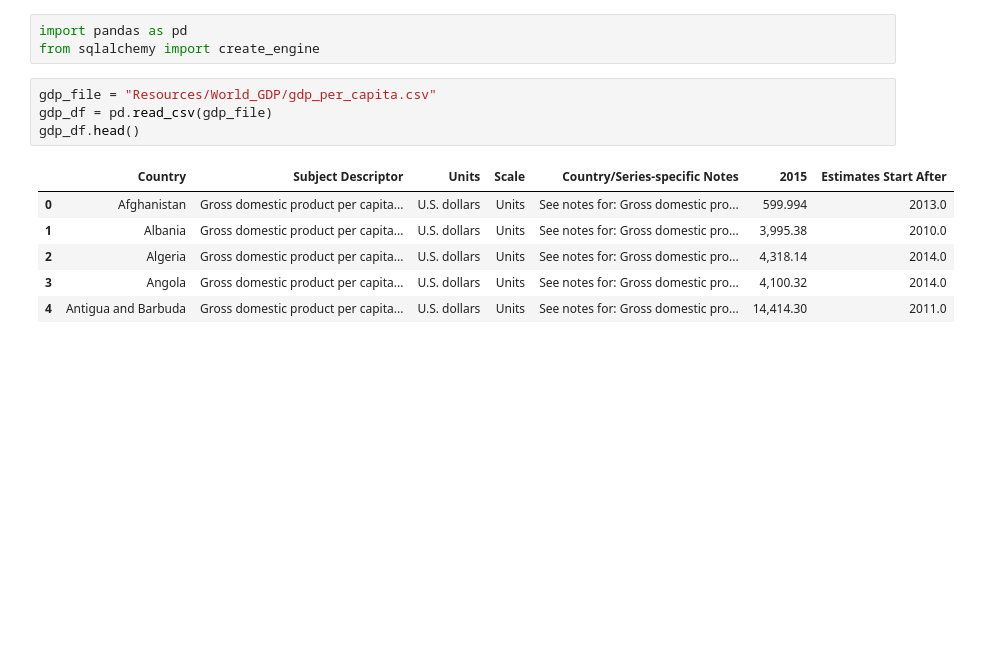
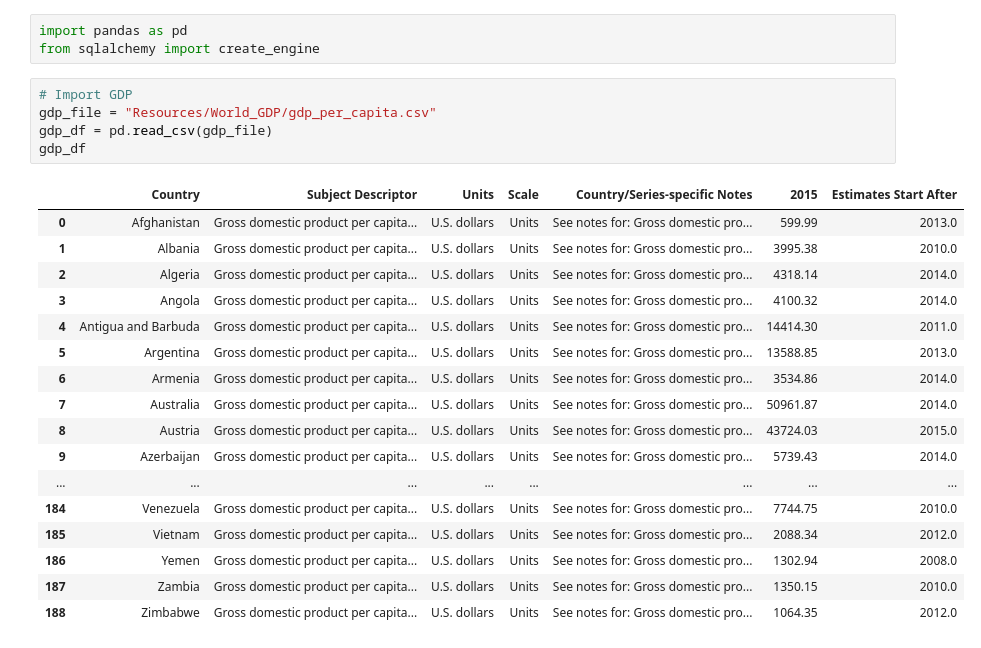
Before and after one commit to Jinzi860209/ETL-Project, a Jupyter notebook: GDP.ipynb, the cells around one changed output. Drawn from its saved outputs; the diff is of its cells as text; blank space fills up the shorter version.

```diff
--- a/GDP.ipynb
+++ b/GDP.ipynb
@@ -2,14 +2,26 @@
 import pandas as pd
 from sqlalchemy import create_engine
 # %%
+# Import GDP
 gdp_file = "Resources/World_GDP/gdp_per_capita.csv"
 gdp_df = pd.read_csv(gdp_file)
-gdp_df.head()
+gdp_df
 # %% [output]
 |  | Country | Subject Descriptor | Units | Scale | Country/Series-specific Notes | 2015 | Estimates Start After |
-| 0 | Afghanistan | Gross domestic product per capita... | U.S. dollars | Units | See notes for: Gross domestic pro... | 599.994 | 2013.0 |
-| 1 | Albania | Gross domestic product per capita... | U.S. dollars | Units | See notes for: Gross domestic pro... | 3,995.38 | 2010.0 |
-| 2 | Algeria | Gross domestic product per capita... | U.S. dollars | Units | See notes for: Gross domestic pro... | 4,318.14 | 2014.0 |
-| 3 | Angola | Gross domestic product per capita... | U.S. dollars | Units | See notes for: Gross domestic pro... | 4,100.32 | 2014.0 |
-| 4 | Antigua and Barbuda | Gross domestic product per capita... | U.S. dollars | Units | See notes for: Gross domestic pro... | 14,414.30 | 2011.0 |
+| 0 | Afghanistan | Gross domestic product per capita... | U.S. dollars | Units | See notes for: Gross domestic pro... | 599.99 | 2013.0 |
+| 1 | Albania | Gross domestic product per capita... | U.S. dollars | Units | See notes for: Gross domestic pro... | 3995.38 | 2010.0 |
+| 2 | Algeria | Gross domestic product per capita... | U.S. dollars | Units | See notes for: Gross domestic pro... | 4318.14 | 2014.0 |
+| 3 | Angola | Gross domestic product per capita... | U.S. dollars | Units | See notes for: Gross domestic pro... | 4100.32 | 2014.0 |
+| 4 | Antigua and Barbuda | Gross domestic product per capita... | U.S. dollars | Units | See notes for: Gross domestic pro... | 14414.30 | 2011.0 |
+| 5 | Argentina | Gross domestic product per capita... | U.S. dollars | Units | See notes for: Gross domestic pro... | 13588.85 | 2013.0 |
+| 6 | Armenia | Gross domestic product per capita... | U.S. dollars | Units | See notes for: Gross domestic pro... | 3534.86 | 2014.0 |
+| 7 | Australia | Gross domestic product per capita... | U.S. dollars | Units | See notes for: Gross domestic pro... | 50961.87 | 2014.0 |
+| 8 | Austria | Gross domestic product per capita... | U.S. dollars | Units | See notes for: Gross domestic pro... | 43724.03 | 2015.0 |
+| 9 | Azerbaijan | Gross domestic product per capita... | U.S. dollars | Units | See notes for: Gross domestic pro... | 5739.43 | 2014.0 |
+| ... | ... | ... | ... | ... | ... | ... | ... |
+| 184 | Venezuela | Gross domestic product per capita... | U.S. dollars | Units | See notes for: Gross domestic pro... | 7744.75 | 2010.0 |
+| 185 | Vietnam | Gross domestic product per capita... | U.S. dollars | Units | See notes for: Gross domestic pro... | 2088.34 | 2012.0 |
+| 186 | Yemen | Gross domestic product per capita... | U.S. dollars | Units | See notes for: Gross domestic pro... | 1302.94 | 2008.0 |
+| 187 | Zambia | Gross domestic product per capita... | U.S. dollars | Units | See notes for: Gross domestic pro... | 1350.15 | 2010.0 |
+| 188 | Zimbabwe | Gross domestic product per capita... | U.S. dollars | Units | See notes for: Gross domestic pro... | 1064.35 | 2012.0 |
 # %%
```
Also changed, not shown: parts of 15 cells of this notebook.
